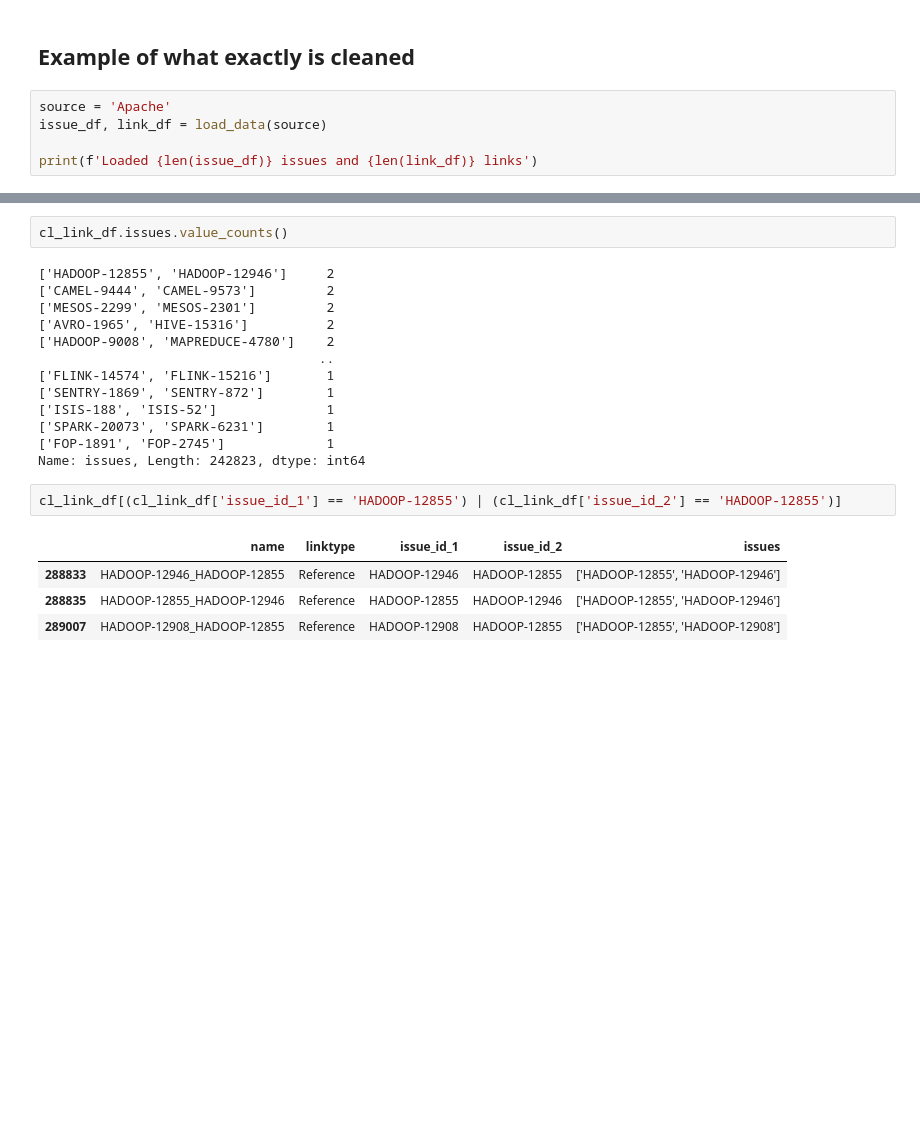
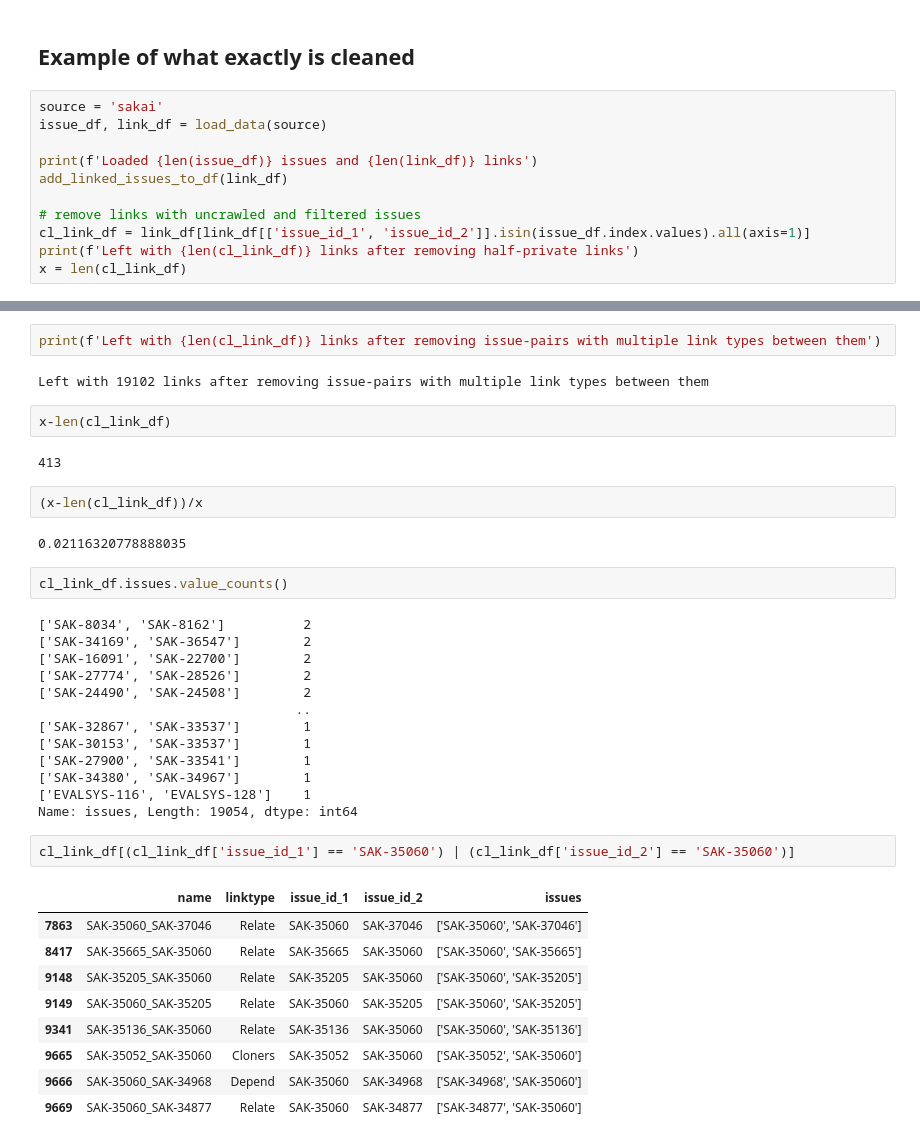
Before and after one commit to RegenKordel/LYNX-BeyondDuplicates, a Jupyter notebook: data_preprocessing/Link_Preprocessing.ipynb, the cells around one changed output, grey strips where cells are left out. Cells and saved outputs as stored; diff of their text form; blank space fills up the shorter version.

```diff
--- a/data_preprocessing/Link_Preprocessing.ipynb
+++ b/data_preprocessing/Link_Preprocessing.ipynb
@@ -128,8 +134,14 @@ After filtering out issues with empty titles, 40601 issues remain
 # %% [markdown]
 ## Example of what exactly is cleaned
 # %%
-source = 'Apache'
+source = 'sakai'
 issue_df, link_df = load_data(source)
 
 print(f'Loaded {len(issue_df)} issues and {len(link_df)} links')
+add_linked_issues_to_df(link_df)
+
+# remove links with uncrawled and filtered issues
+cl_link_df = link_df[link_df[['issue_id_1', 'issue_id_2']].isin(issue_df.index.values).all(axis=1)]
+print(f'Left with {len(cl_link_df)} links after removing half-private links')
+x = len(cl_link_df)
 # %% [output]
@@ -251,25 +234,42 @@ print(f'Left with {len(cl_link_df)} links after removing issue-pairs with multip
+# %%
+print(f'Left with {len(cl_link_df)} links after removing issue-pairs with multiple link types between them')
+# %% [output]
+Left with 19102 links after removing issue-pairs with multiple link types between them
+# %%
+x-len(cl_link_df)
+# %% [output]
+413
+# %%
+(x-len(cl_link_df))/x
+# %% [output]
+0.02116320778888035
 # %%
 cl_link_df.issues.value_counts()
 # %% [output]
-['HADOOP-12855', 'HADOOP-12946']     2
-['CAMEL-9444', 'CAMEL-9573']         2
-['MESOS-2299', 'MESOS-2301']         2
-['AVRO-1965', 'HIVE-15316']          2
-['HADOOP-9008', 'MAPREDUCE-4780']    2
-                                    ..
-['FLINK-14574', 'FLINK-15216']       1
-['SENTRY-1869', 'SENTRY-872']        1
-['ISIS-188', 'ISIS-52']              1
-['SPARK-20073', 'SPARK-6231']        1
-['FOP-1891', 'FOP-2745']             1
-Name: issues, Length: 242823, dtype: int64
+['SAK-8034', 'SAK-8162']          2
+['SAK-34169', 'SAK-36547']        2
+['SAK-16091', 'SAK-22700']        2
+['SAK-27774', 'SAK-28526']        2
+['SAK-24490', 'SAK-24508']        2
+                                 ..
+['SAK-32867', 'SAK-33537']        1
+['SAK-30153', 'SAK-33537']        1
+['SAK-27900', 'SAK-33541']        1
+['SAK-34380', 'SAK-34967']        1
+['EVALSYS-116', 'EVALSYS-128']    1
+Name: issues, Length: 19054, dtype: int64
 # %%
-cl_link_df[(cl_link_df['issue_id_1'] == 'HADOOP-12855') | (cl_link_df['issue_id_2'] == 'HADOOP-12855')]
+cl_link_df[(cl_link_df['issue_id_1'] == 'SAK-35060') | (cl_link_df['issue_id_2'] == 'SAK-35060')]
 # %% [output]
 |  | name | linktype | issue_id_1 | issue_id_2 | issues |
-| 288833 | HADOOP-12946_HADOOP-12855 | Reference | HADOOP-12946 | HADOOP-12855 | ['HADOOP-12855', 'HADOOP-12946'] |
-| 288835 | HADOOP-12855_HADOOP-12946 | Reference | HADOOP-12855 | HADOOP-12946 | ['HADOOP-12855', 'HADOOP-12946'] |
-| 289007 | HADOOP-12908_HADOOP-12855 | Reference | HADOOP-12908 | HADOOP-12855 | ['HADOOP-12855', 'HADOOP-12908'] |
+| 7863 | SAK-35060_SAK-37046 | Relate | SAK-35060 | SAK-37046 | ['SAK-35060', 'SAK-37046'] |
+| 8417 | SAK-35665_SAK-35060 | Relate | SAK-35665 | SAK-35060 | ['SAK-35060', 'SAK-35665'] |
+| 9148 | SAK-35205_SAK-35060 | Relate | SAK-35205 | SAK-35060 | ['SAK-35060', 'SAK-35205'] |
+| 9149 | SAK-35060_SAK-35205 | Relate | SAK-35060 | SAK-35205 | ['SAK-35060', 'SAK-35205'] |
+| 9341 | SAK-35136_SAK-35060 | Relate | SAK-35136 | SAK-35060 | ['SAK-35060', 'SAK-35136'] |
+| 9665 | SAK-35052_SAK-35060 | Cloners | SAK-35052 | SAK-35060 | ['SAK-35052', 'SAK-35060'] |
+| 9666 | SAK-35060_SAK-34968 | Depend | SAK-35060 | SAK-34968 | ['SAK-34968', 'SAK-35060'] |
+| 9669 | SAK-35060_SAK-34877 | Relate | SAK-35060 | SAK-34877 | ['SAK-34877', 'SAK-35060'] |
 # %%
 #Multiple links complete remove
 cl_link_df.drop_duplicates(subset=['issues'], inplace=True)
```
Also changed, not shown: parts of 14 cells of this notebook, 5 other files.
